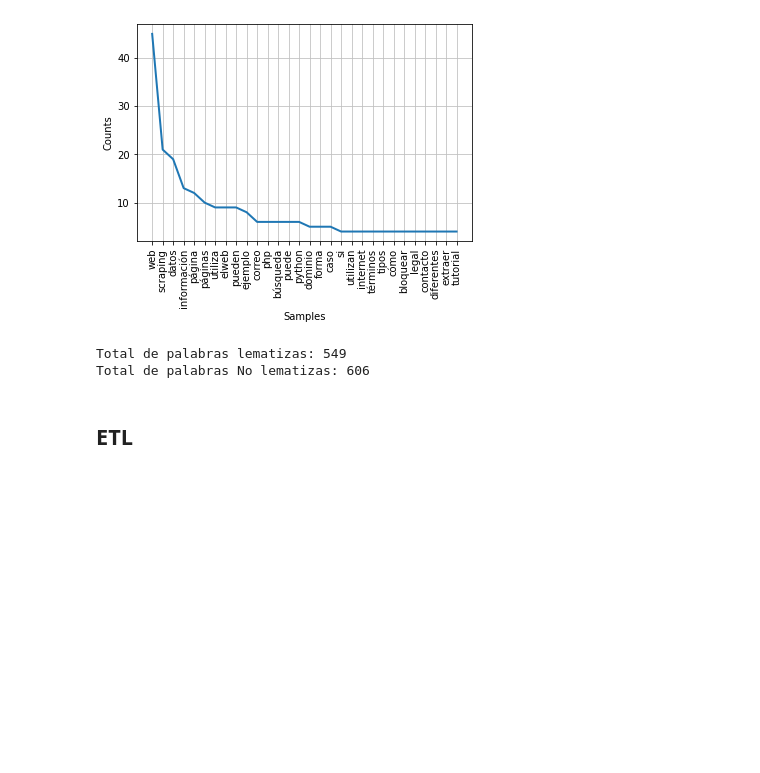
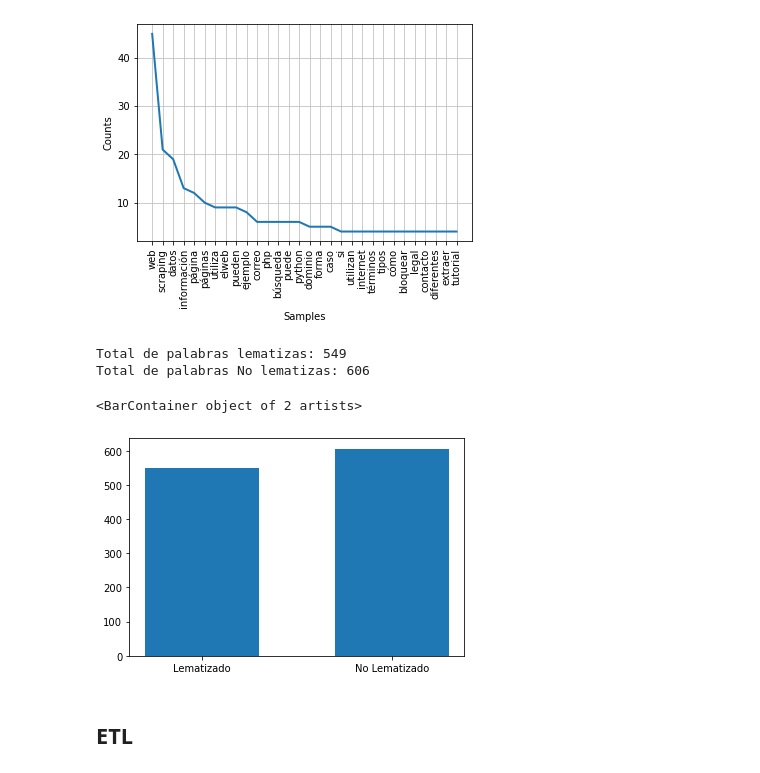
Before and after one commit to kchauxs/procesamiento_lenguaje_natural, a Jupyter notebook: Entrega/main.ipynb, the cells around one changed output. Cells and saved outputs as stored; diff of their text form; code cells hidden in the pictures; blank space fills up the shorter version.

```diff
--- a/Entrega/main.ipynb
+++ b/Entrega/main.ipynb
@@ -32,10 +32,11 @@ def eliminarPalabrasParada(tokens):
             Tokens_limpios.remove(token)
     return Tokens_limpios
 # %%
-def lematizarEspaniol(cadena):
+def lematizarEspaniol(cadena,imprimir = False):
     sin_tokens_limpios_lem = []
     for token in cadena:
-        print(f'{token.text} - {token.lemma_} - {token.pos_}')
+        if imprimir:
+            print(f'{token.text} - {token.lemma_} - {token.pos_}')
         sin_tokens_limpios_lem.append(token.lemma_)
     return sin_tokens_limpios_lem
 # %%
@@ -59,4 +60,4 @@ tokens = filtradoAlfabetico(tokens)
 # %%
 Tokens_limpios = eliminarPalabrasParada(tokens)
 # %%
-freq = frecuenciaPalabras(Tokens_limpios)
+freq = frecuenciaPalabras(Tokens_limpios,imprimir=True)
@@ -71,4 +90,4 @@ nlp = es_core_news_sm.load()#instancia
 cadena = (" ".join(Tokens_limpios))#string
 cadena = nlp(cadena)
 # %%
-sin_tokens_limpios_lem = lematizarEspaniol(cadena)
+sin_tokens_limpios_lem = lematizarEspaniol(cadena,imprimir = True)
@@ -105,6 +106,11 @@ vizualizarTokens(freq)
 # %% [output]
 Total de palabras lematizas: 549
 Total de palabras No lematizas: 606
+# %%
+plt.bar(["Lematizado","No Lematizado"],[len(freq_lem),len(freq)],width=0.6)
+# %% [output]
+<BarContainer object of 2 artists>
+[figure, added]
 # %% [markdown]
 ## ETL
 # %%
```
Also changed, not shown: parts of 19 cells of this notebook.
